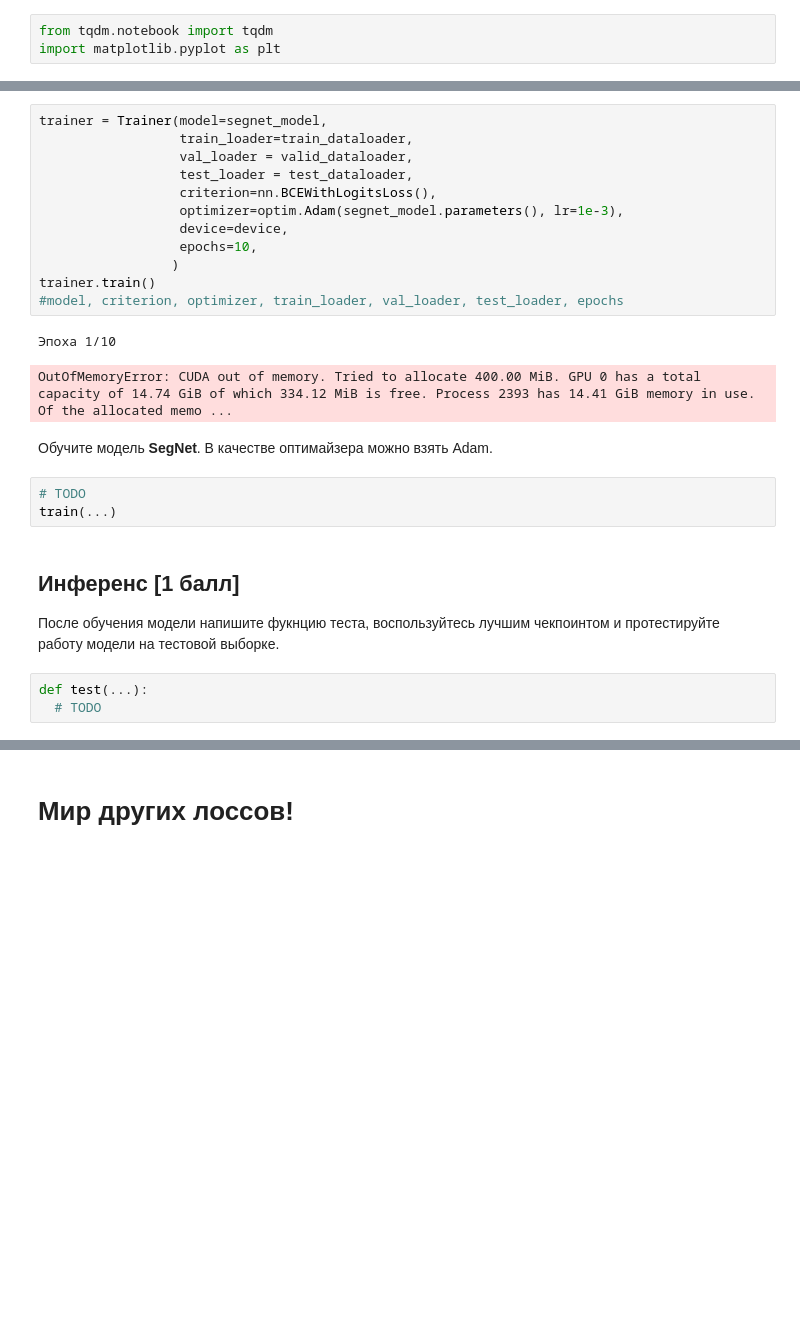
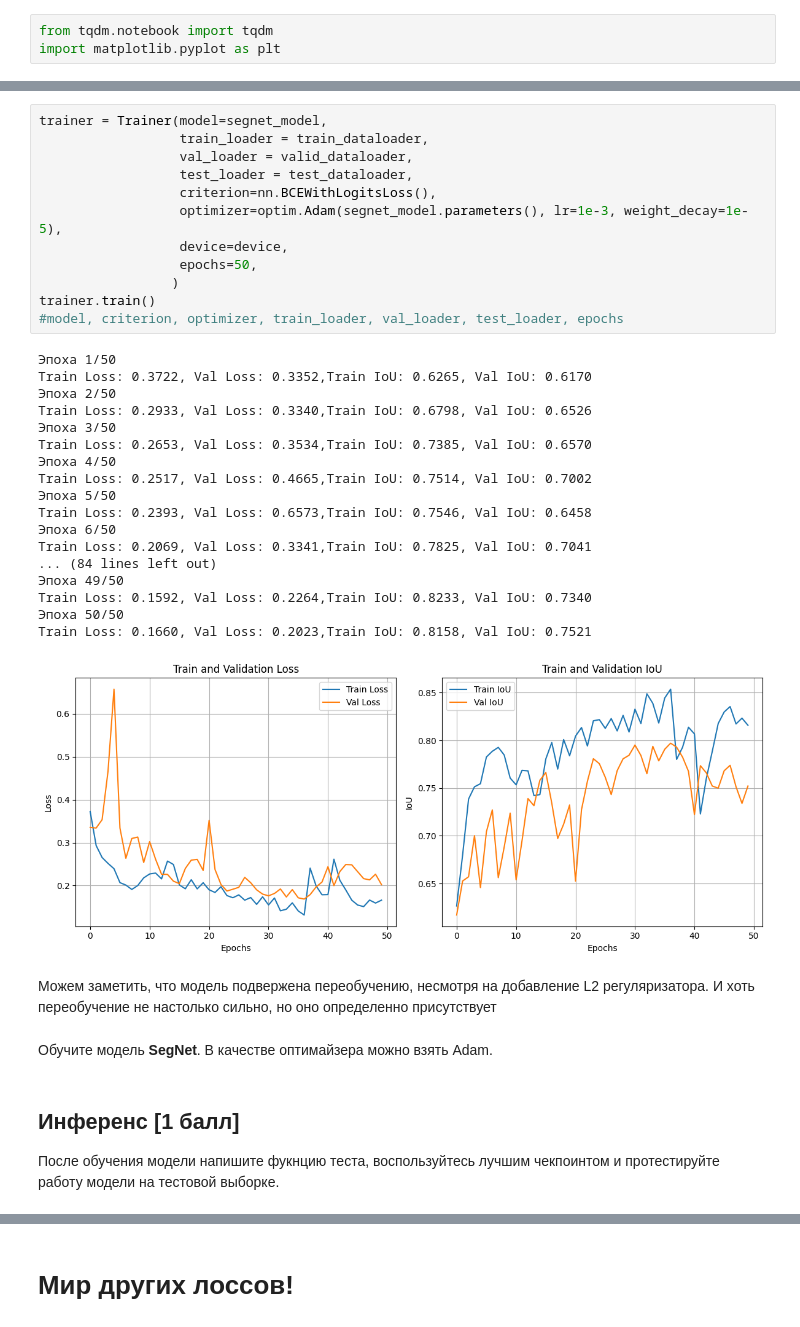
Before and after one commit to Provincial2511/DLS_course, a Jupyter notebook: Segment_DLS.ipynb, the cells around one changed output, grey strips where cells are left out. Saved outputs shown, nothing was run; the diff lists cells and outputs as text; blank space fills up the shorter version.

```diff
--- a/Segment_DLS.ipynb
+++ b/Segment_DLS.ipynb
@@ -653,27 +682,40 @@ class Trainer:
 # %%
 trainer = Trainer(model=segnet_model,
-                  train_loader=train_dataloader,
+                  train_loader = train_dataloader,
                   val_loader = valid_dataloader,
                   test_loader = test_dataloader,
                   criterion=nn.BCEWithLogitsLoss(),
-                  optimizer=optim.Adam(segnet_model.parameters(), lr=1e-3),
+                  optimizer=optim.Adam(segnet_model.parameters(), lr=1e-3, weight_decay=1e-5),
                   device=device,
-                  epochs=10,
+                  epochs=50,
                  )
 trainer.train()
 #model, criterion, optimizer, train_loader, val_loader, test_loader, epochs
 # %% [output]
-Эпоха 1/10
+Эпоха 1/50
+Train Loss: 0.3722, Val Loss: 0.3352,Train IoU: 0.6265, Val IoU: 0.6170
+Эпоха 2/50
+Train Loss: 0.2933, Val Loss: 0.3340,Train IoU: 0.6798, Val IoU: 0.6526
+Эпоха 3/50
+Train Loss: 0.2653, Val Loss: 0.3534,Train IoU: 0.7385, Val IoU: 0.6570
+Эпоха 4/50
+Train Loss: 0.2517, Val Loss: 0.4665,Train IoU: 0.7514, Val IoU: 0.7002
+Эпоха 5/50
+Train Loss: 0.2393, Val Loss: 0.6573,Train IoU: 0.7546, Val IoU: 0.6458
+Эпоха 6/50
+Train Loss: 0.2069, Val Loss: 0.3341,Train IoU: 0.7825, Val IoU: 0.7041
+... (84 lines left out)
+Эпоха 49/50
+Train Loss: 0.1592, Val Loss: 0.2264,Train IoU: 0.8233, Val IoU: 0.7340
+Эпоха 50/50
+Train Loss: 0.1660, Val Loss: 0.2023,Train IoU: 0.8158, Val IoU: 0.7521
-OutOfMemoryError: CUDA out of memory. Tried to allocate 400.00 MiB. GPU 0 has a total capacity of 14.74 GiB of which 334.12 MiB is free. Process 2393 has 14.41 GiB memory in use. Of the allocated memo ...
+[figure, added]
+# %% [markdown]
+Можем заметить, что модель подвержена переобучению, несмотря на добавление L2 регуляризатора.
+И хоть переобучение не настолько сильно, но оно определенно присутствует
 # %% [markdown]
 Обучите модель **SegNet**. В качестве оптимайзера можно взять Adam.
-# %%
-# TODO
-train(...)
 # %% [markdown]
 ## Инференс [1 балл]
 
 После обучения модели напишите фукнцию теста, воспользуйтесь лучшим чекпоинтом и протестируйте работу модели на тестовой выборке.
-# %%
-def test(...):
-  # TODO
```
Also changed, not shown: parts of 17 cells of this notebook.
